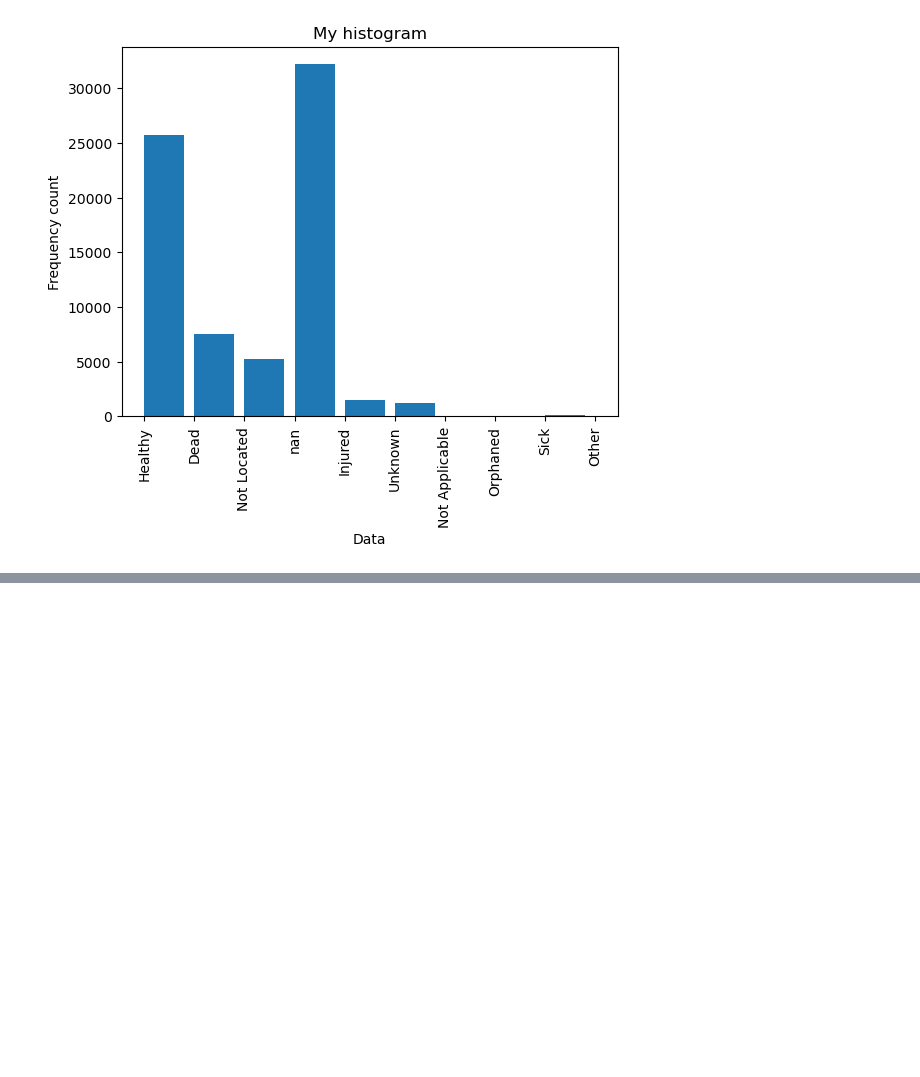
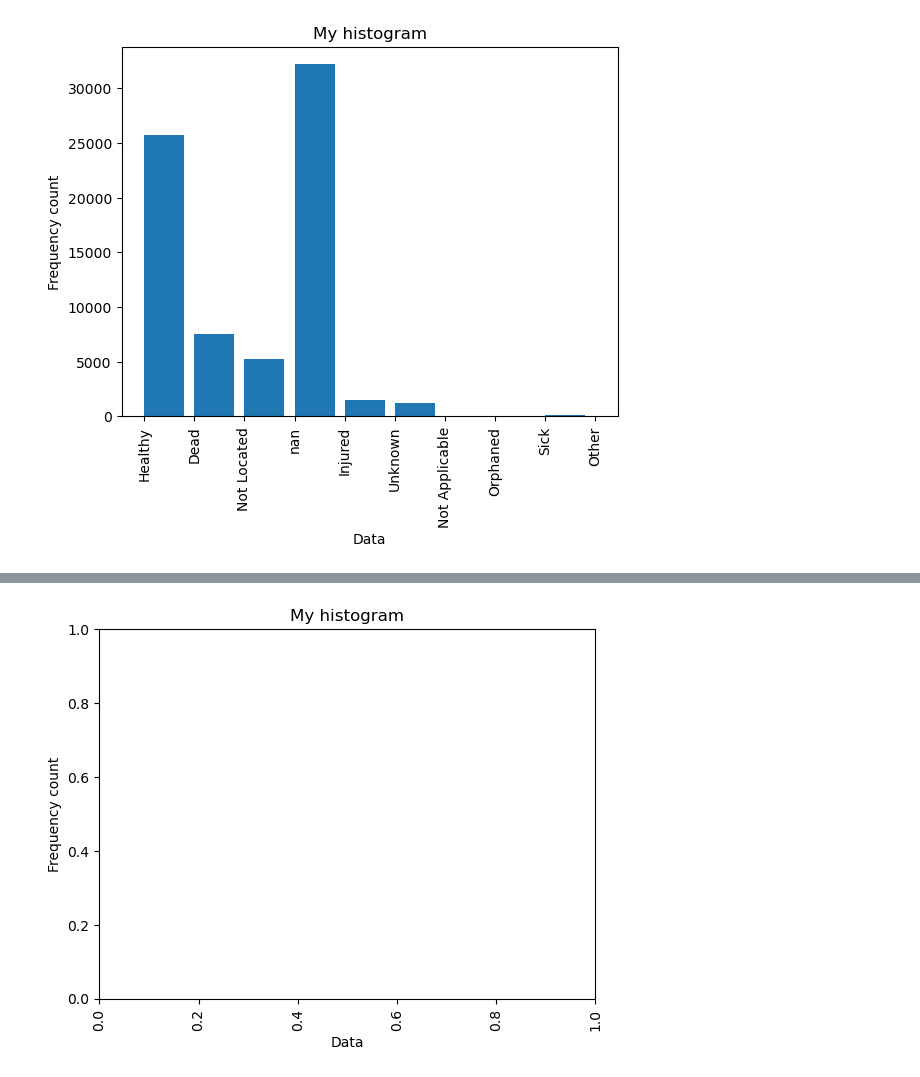
Before and after one commit to ebillard06/human-wildlife-coexistence-data-analysis, a Jupyter notebook: HWC data - plotting.ipynb, the cells around one changed output, grey strips where cells are left out. Saved outputs shown, nothing was run; the diff lists cells and outputs as text; code cells hidden in the pictures; blank space fills up the shorter version.

```diff
--- a/HWC data - plotting.ipynb
+++ b/HWC data - plotting.ipynb
@@ -147,0 +188,8 @@ plt.show()
+# %%
+plt.ylabel('Frequency count')
+plt.xlabel('Data');
+plt.title('My histogram')
+plt.xticks(rotation='vertical')
+plt.show()
+# %% [output]
+[figure, added]
```
Also changed, not shown: parts of 15 cells of this notebook, 1 other file.
